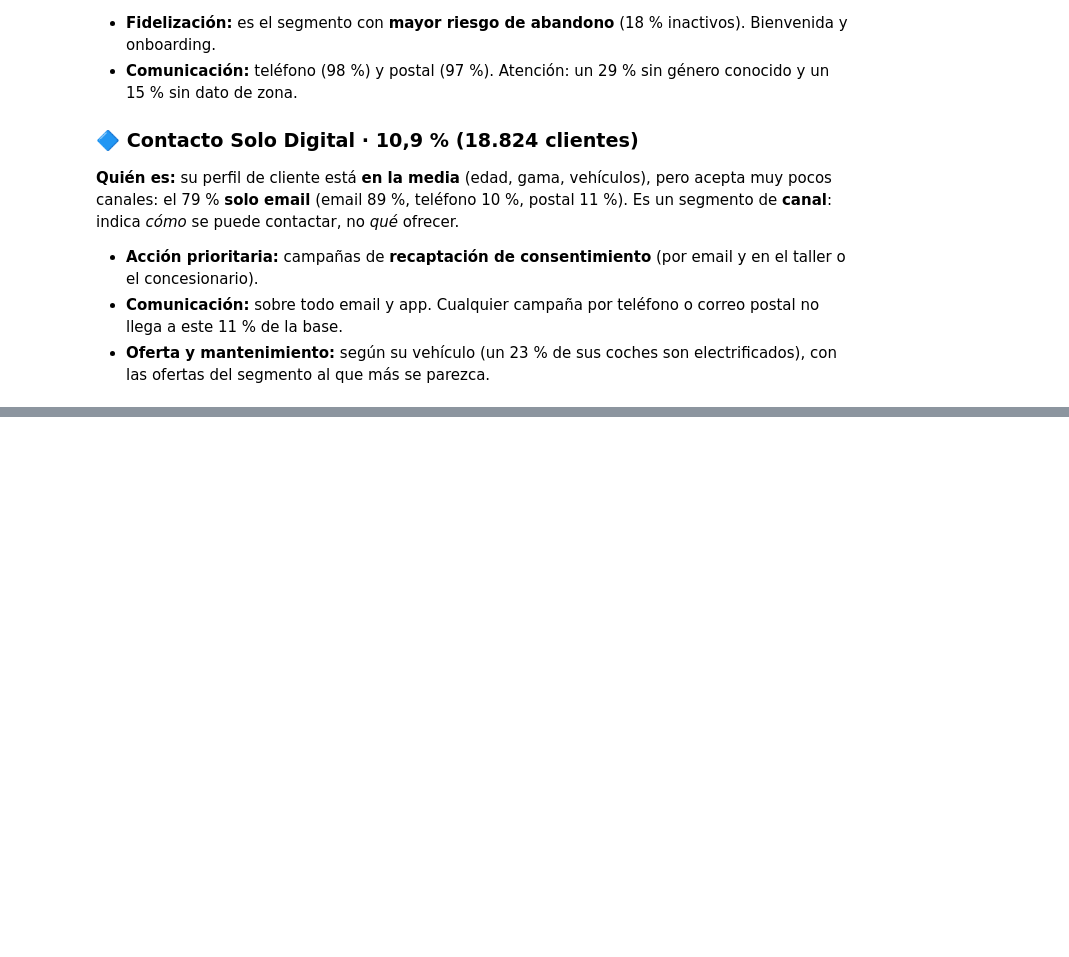
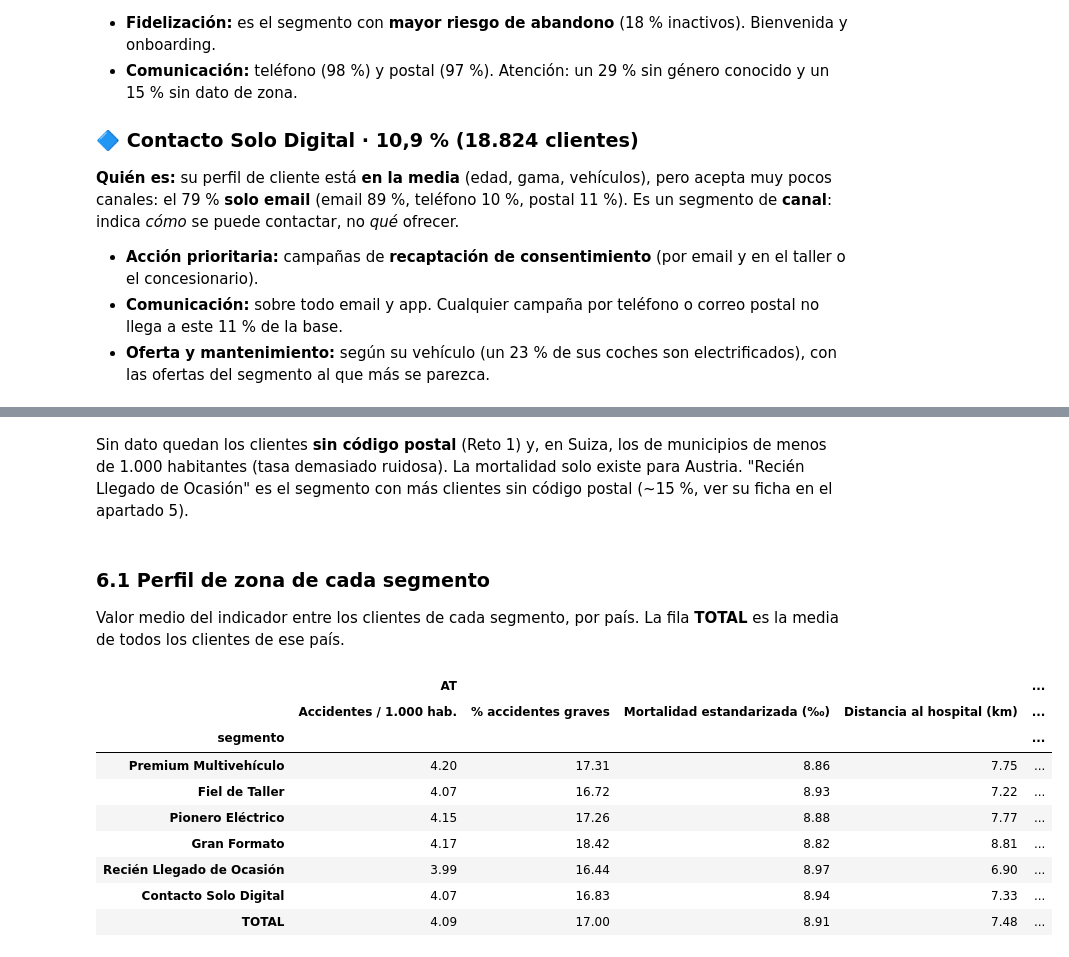
Before and after one commit to albaalibaii/Mercedes-Benz, a Jupyter notebook: Reto4_Segmentos.ipynb, the cells around one changed output, grey strips where cells are left out. Drawn from its saved outputs; the diff is of its cells as text; code cells hidden in the pictures; blank space fills up the shorter version.

```diff
--- a/Reto4_Segmentos.ipynb
+++ b/Reto4_Segmentos.ipynb
@@ -487,0 +530,28 @@ Hipótesis: **entró en la marca con un coche de ocasión** (ver 3.2).
+# %% [markdown]
+Sin dato quedan los clientes **sin código postal** (Reto 1) y, en Suiza, los de municipios de menos de 1.000
+habitantes (tasa demasiado ruidosa). La mortalidad solo existe para Austria. "Recién Llegado de Ocasión" es el
+segmento con más clientes sin código postal (~15 %, ver su ficha en el apartado 5).
+# %% [markdown]
+### 6.1 Perfil de zona de cada segmento
+
+Valor medio del indicador entre los clientes de cada segmento, por país. La fila **TOTAL** es la media de todos los
+clientes de ese país.
+# %%
+perfil_zona = {}
+for pais in ["AT", "CH"]:
+    s = clientes[clientes["country_code"] == pais]
+    t = s.groupby("segmento", observed=True)[list(IND)].mean().reindex(ORDEN)
+    t.loc["TOTAL"] = s[list(IND)].mean()
+    perfil_zona[pais] = t.rename(columns=IND)
+pd.concat(perfil_zona, axis=1).dropna(axis=1, how="all").map("{:.2f}".format)
+# %% [output]
+|  | AT |  |  |  | ... |
+|  | Accidentes / 1.000 hab. | % accidentes graves | Mortalidad estandarizada (‰) | Distancia al hospital (km) | ... |
+| segmento |  |  |  |  | ... |
+| Premium Multivehículo | 4.20 | 17.31 | 8.86 | 7.75 | ... |
+| Fiel de Taller | 4.07 | 16.72 | 8.93 | 7.22 | ... |
+| Pionero Eléctrico | 4.15 | 17.26 | 8.88 | 7.77 | ... |
+| Gran Formato | 4.17 | 18.42 | 8.82 | 8.81 | ... |
+| Recién Llegado de Ocasión | 3.99 | 16.44 | 8.97 | 6.90 | ... |
+| Contacto Solo Digital | 4.07 | 16.83 | 8.94 | 7.33 | ... |
+| TOTAL | 4.09 | 17.00 | 8.91 | 7.48 | ... |
```
Also changed, not shown: parts of 16 cells of this notebook, 1 other file.
